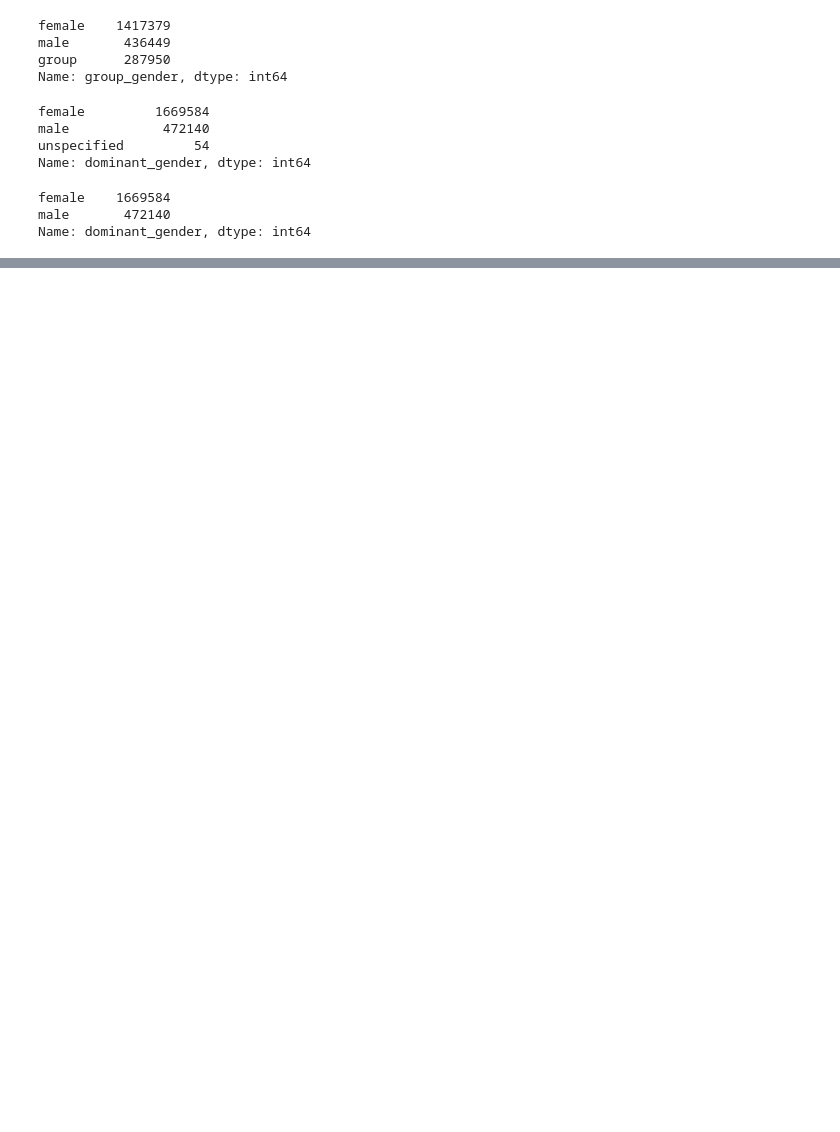
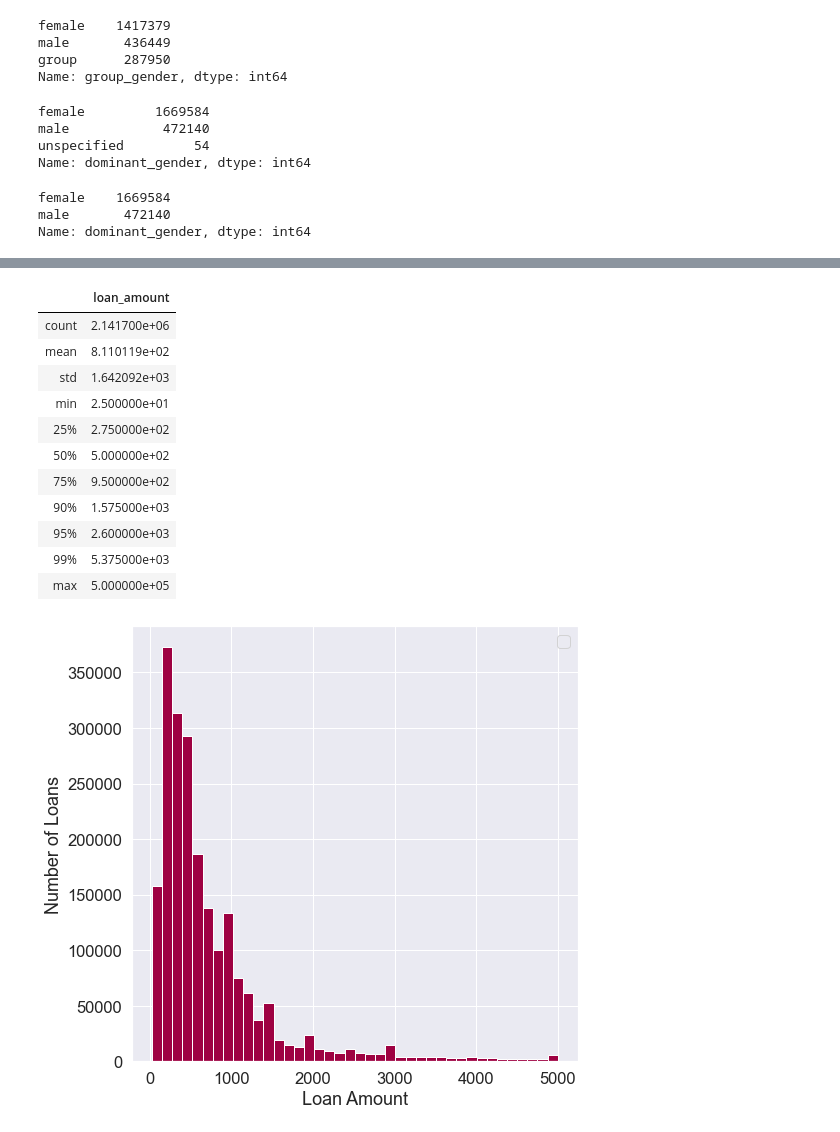
Before and after one commit to Suzetbrk/Kiva_Crowdfunding, a Jupyter notebook: crowdfunding_project.ipynb, the cells around one changed output, grey strips where cells are left out. Drawn from its saved outputs; the diff is of its cells as text; code cells hidden in the pictures; blank space fills up the shorter version.

```diff
--- a/crowdfunding_project.ipynb
+++ b/crowdfunding_project.ipynb
@@ -218,0 +260,24 @@ Name: lender_term, dtype: float64
+# %%
+loan_amount_dist=pd.DataFrame(loans[['loan_amount']].describe(percentiles=[.25, .5, .75,.90,.95,.99]))
+#loan_amount_dist.to_csv("Loan_amount_distribution")
+loans[['loan_amount']].loc[loans.loan_amount<=5000].plot.hist(bins=40,figsize=(8,8),cmap="Spectral")
+plt.xlabel('Loan Amount')
+plt.ylabel('Number of Loans')
+plt.legend("")
+loan_amount_dist
+plt.savefig("plot_Loan_amount_distribution.png",transparent=True)
+loan_amount_dist
+# %% [output]
+|  | loan_amount |
+| count | 2.141700e+06 |
+| mean | 8.110119e+02 |
+| std | 1.642092e+03 |
+| min | 2.500000e+01 |
+| 25% | 2.750000e+02 |
+| 50% | 5.000000e+02 |
+| 75% | 9.500000e+02 |
+| 90% | 1.575000e+03 |
+| 95% | 2.600000e+03 |
+| 99% | 5.375000e+03 |
+| max | 5.000000e+05 |
+[figure, added]
```
Also changed, not shown: parts of 78 cells of this notebook, 1 other file.
